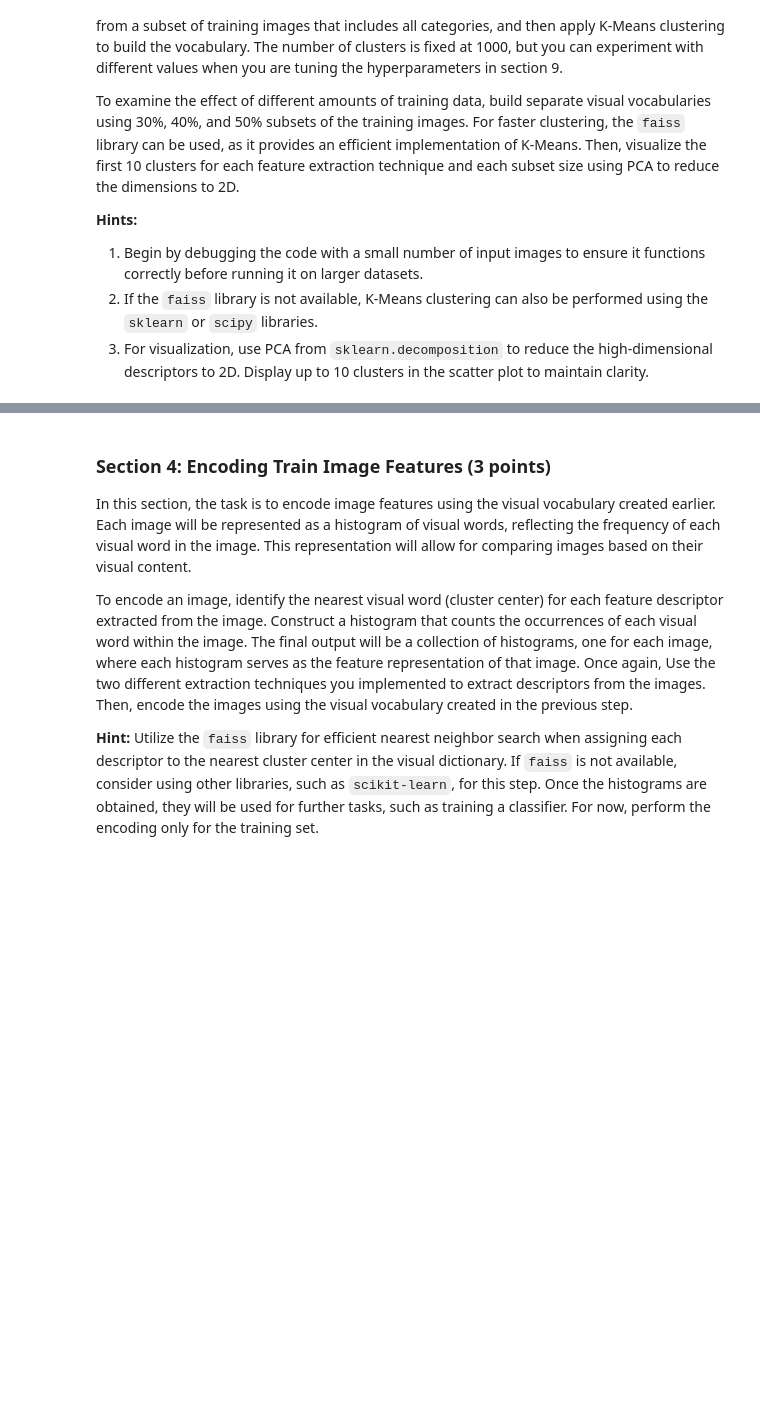
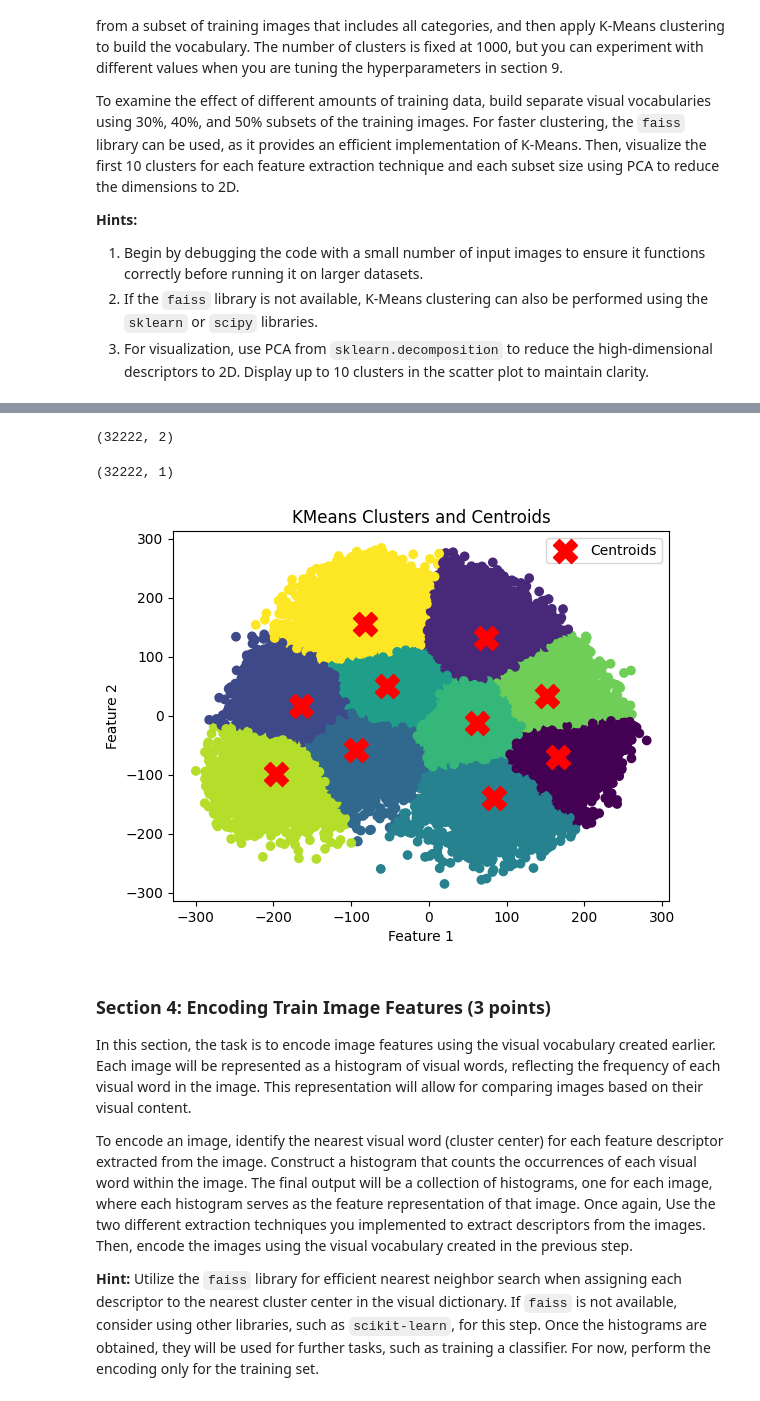
Before and after one commit to meherc99/group44_cv_labs, a Jupyter notebook: cv1-final-lab-part-1/cv1-final-lab-part-1.ipynb, the cells around one changed output, grey strips where cells are left out. Cells and saved outputs as stored; diff of their text form; code cells hidden in the pictures; blank space fills up the shorter version.

```diff
--- a/cv1-final-lab-part-1/cv1-final-lab-part-1.ipynb
+++ b/cv1-final-lab-part-1/cv1-final-lab-part-1.ipynb
@@ -287,0 +324,6 @@ To examine the effect of different amounts of training data, build separate visu
+# %%
+# Create the k-means object
+kmeans = faiss.Kmeans(principal_components.shape[1], n_clusters, niter=n_iter, verbose=True)
+# %%
+# Train the k-means model
+kmeans.train(principal_components)
@@ -287,0 +336,7 @@ To examine the effect of different amounts of training data, build separate visu
+# %%
+
+# The resulting centroids
+centroids = kmeans.centroids
+
+# Print the centroids
+print(centroids)
@@ -288,3 +354,27 @@ To examine the effect of different amounts of training data, build separate visu
+# %%
+_, cluster_assgns = kmeans.index.search(principal_components, 1)
+# %%
+principal_components.shape
+# %% [output]
+(32222, 2)
+# %%
+cluster_assgns.shape
+# %% [output]
+(32222, 1)
+# %%
+# Scatter plot of data points with cluster coloring
+plt.scatter(principal_components[:, 0], principal_components[:, 1], c=cluster_assgns, cmap='viridis')
+
+# Plot the centroids
+plt.scatter(centroids[:, 0], centroids[:, 1], s=300, c='red', marker='X', label='Centroids')
+
+plt.title('KMeans Clusters and Centroids')
+plt.xlabel('Feature 1')
+plt.ylabel('Feature 2')
+plt.legend()
+plt.show()
+# %% [output]
+[figure, added]
 # %% [markdown]
 <a id="section-4"></a>
 ### **Section 4: Encoding Train Image Features (3 points)**
```
Also changed, not shown: parts of 23 cells of this notebook, 1 other file.
